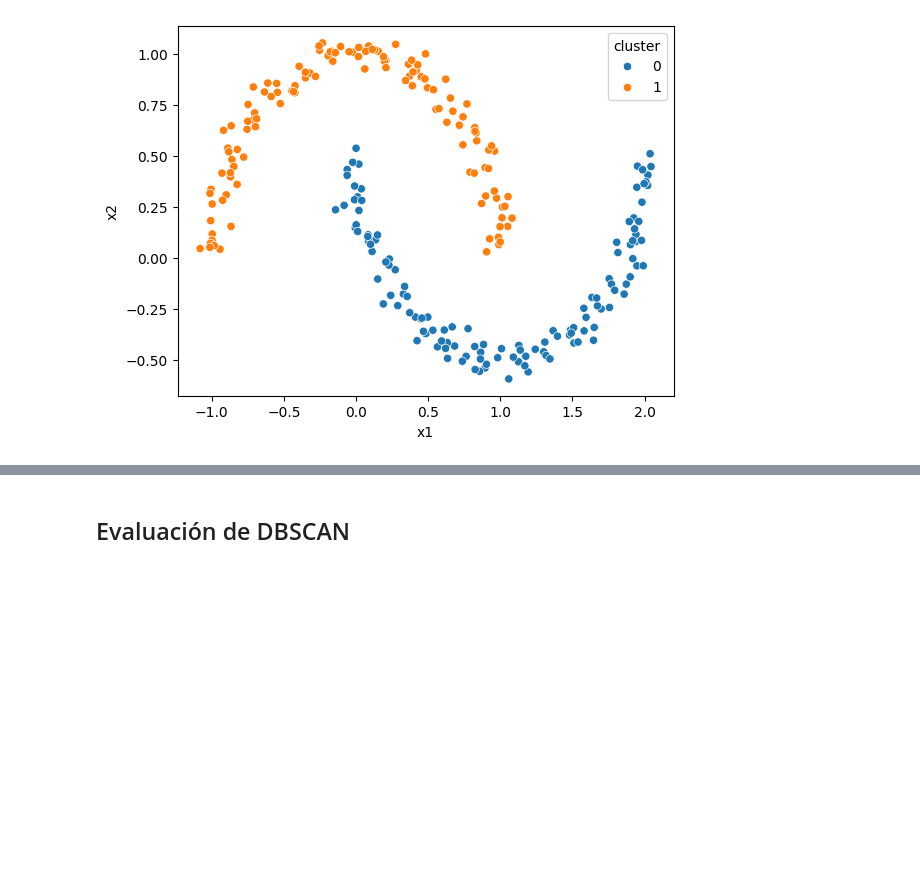
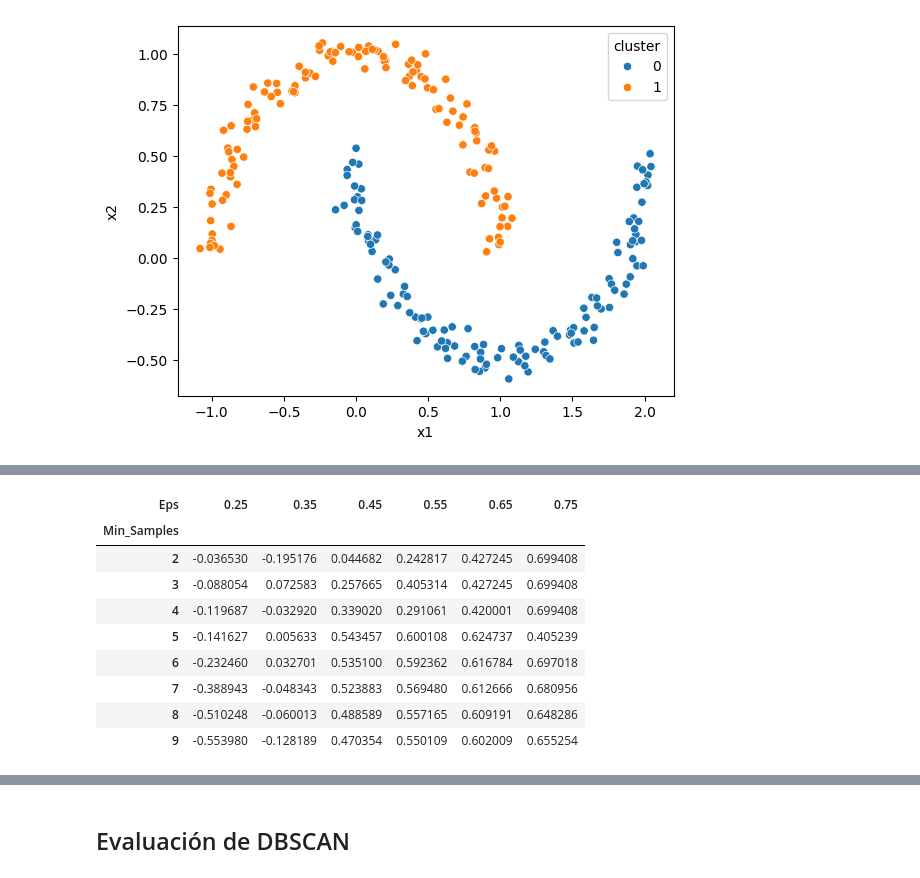
Before and after one commit to electrojam/Curso-de-Clustering-con-Python-y-scikit-learn, a Jupyter notebook: dbscan.ipynb, the cells around one changed output, grey strips where cells are left out. Saved outputs shown, nothing was run; the diff lists cells and outputs as text; code cells hidden in the pictures; blank space fills up the shorter version.

```diff
--- a/dbscan.ipynb
+++ b/dbscan.ipynb
@@ -119,0 +209,13 @@ plt.show()
+# %%
+pivot_data
+# %% [output]
+| Eps | 0.25 | 0.35 | 0.45 | 0.55 | 0.65 | 0.75 |
+| Min_Samples |  |  |  |  |  |  |
+| 2 | -0.036530 | -0.195176 | 0.044682 | 0.242817 | 0.427245 | 0.699408 |
+| 3 | -0.088054 | 0.072583 | 0.257665 | 0.405314 | 0.427245 | 0.699408 |
+| 4 | -0.119687 | -0.032920 | 0.339020 | 0.291061 | 0.420001 | 0.699408 |
+| 5 | -0.141627 | 0.005633 | 0.543457 | 0.600108 | 0.624737 | 0.405239 |
+| 6 | -0.232460 | 0.032701 | 0.535100 | 0.592362 | 0.616784 | 0.697018 |
+| 7 | -0.388943 | -0.048343 | 0.523883 | 0.569480 | 0.612666 | 0.680956 |
+| 8 | -0.510248 | -0.060013 | 0.488589 | 0.557165 | 0.609191 | 0.648286 |
+| 9 | -0.553980 | -0.128189 | 0.470354 | 0.550109 | 0.602009 | 0.655254 |
```
Also changed, not shown: parts of 19 cells of this notebook.
